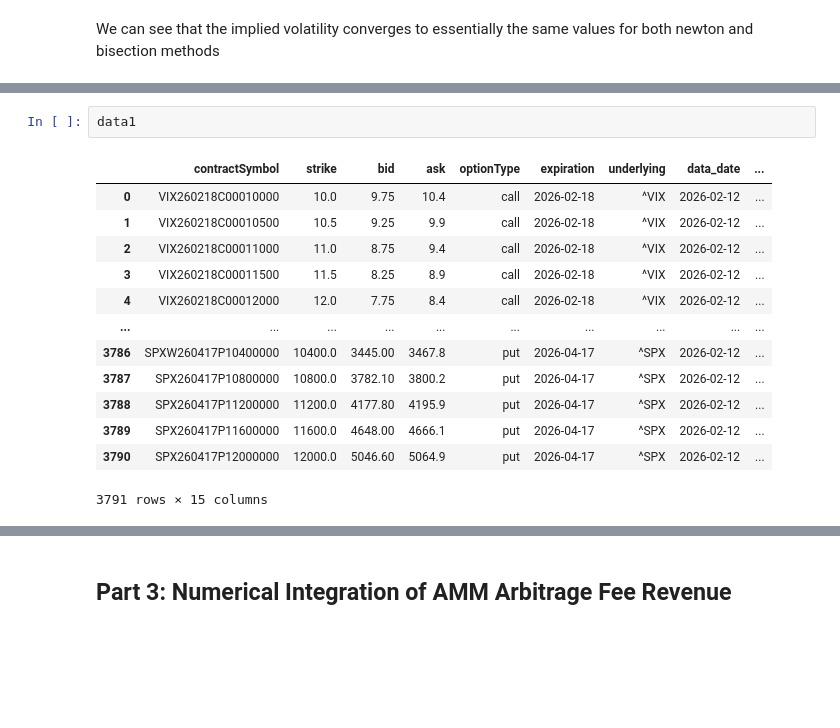
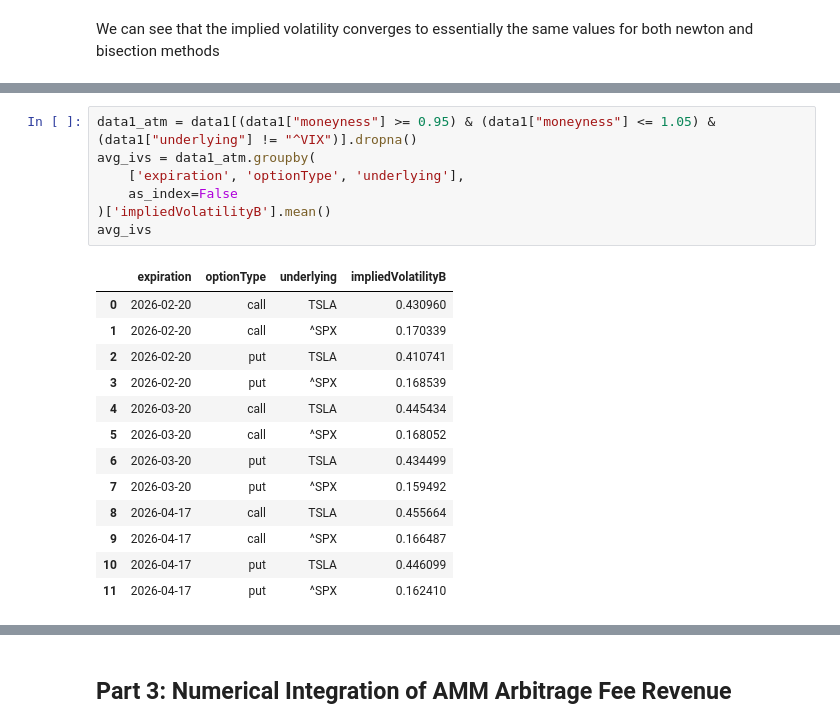
Before and after one commit to ciangahan/FE621, a Jupyter notebook: notebooks/hw1.ipynb, the cells around one changed output, grey strips where cells are left out. Saved outputs shown, nothing was run; the diff lists cells and outputs as text; blank space fills up the shorter version.

```diff
--- a/notebooks/hw1.ipynb
+++ b/notebooks/hw1.ipynb
@@ -232,16 +239,21 @@ The newton method clearly converges faster, although it has some variability it
 # %%
-data1
+data1_atm = data1[(data1["moneyness"] >= 0.95) & (data1["moneyness"] <= 1.05) & (data1["underlying"] != "^VIX")].dropna()
+avg_ivs = data1_atm.groupby(
+    ['expiration', 'optionType', 'underlying'],
+    as_index=False
+)['impliedVolatilityB'].mean()
+avg_ivs
 # %% [output]
-|  | contractSymbol | strike | bid | ask | optionType | expiration | underlying | data_date | ... |
-| 0 | VIX260218C00010000 | 10.0 | 9.75 | 10.4 | call | 2026-02-18 | ^VIX | 2026-02-12 | ... |
-| 1 | VIX260218C00010500 | 10.5 | 9.25 | 9.9 | call | 2026-02-18 | ^VIX | 2026-02-12 | ... |
-| 2 | VIX260218C00011000 | 11.0 | 8.75 | 9.4 | call | 2026-02-18 | ^VIX | 2026-02-12 | ... |
-| 3 | VIX260218C00011500 | 11.5 | 8.25 | 8.9 | call | 2026-02-18 | ^VIX | 2026-02-12 | ... |
-| 4 | VIX260218C00012000 | 12.0 | 7.75 | 8.4 | call | 2026-02-18 | ^VIX | 2026-02-12 | ... |
-| ... | ... | ... | ... | ... | ... | ... | ... | ... | ... |
-| 3786 | SPXW260417P10400000 | 10400.0 | 3445.00 | 3467.8 | put | 2026-04-17 | ^SPX | 2026-02-12 | ... |
-| 3787 | SPX260417P10800000 | 10800.0 | 3782.10 | 3800.2 | put | 2026-04-17 | ^SPX | 2026-02-12 | ... |
-| 3788 | SPX260417P11200000 | 11200.0 | 4177.80 | 4195.9 | put | 2026-04-17 | ^SPX | 2026-02-12 | ... |
-| 3789 | SPX260417P11600000 | 11600.0 | 4648.00 | 4666.1 | put | 2026-04-17 | ^SPX | 2026-02-12 | ... |
-| 3790 | SPX260417P12000000 | 12000.0 | 5046.60 | 5064.9 | put | 2026-04-17 | ^SPX | 2026-02-12 | ... |
+|  | expiration | optionType | underlying | impliedVolatilityB |
+| 0 | 2026-02-20 | call | TSLA | 0.430960 |
+| 1 | 2026-02-20 | call | ^SPX | 0.170339 |
+| 2 | 2026-02-20 | put | TSLA | 0.410741 |
+| 3 | 2026-02-20 | put | ^SPX | 0.168539 |
+| 4 | 2026-03-20 | call | TSLA | 0.445434 |
+| 5 | 2026-03-20 | call | ^SPX | 0.168052 |
+| 6 | 2026-03-20 | put | TSLA | 0.434499 |
+| 7 | 2026-03-20 | put | ^SPX | 0.159492 |
+| 8 | 2026-04-17 | call | TSLA | 0.455664 |
+| 9 | 2026-04-17 | call | ^SPX | 0.166487 |
+| 10 | 2026-04-17 | put | TSLA | 0.446099 |
+| 11 | 2026-04-17 | put | ^SPX | 0.162410 |
-3791 rows × 15 columns
```
Also changed, not shown: parts of 41 cells of this notebook, 3 other files.
